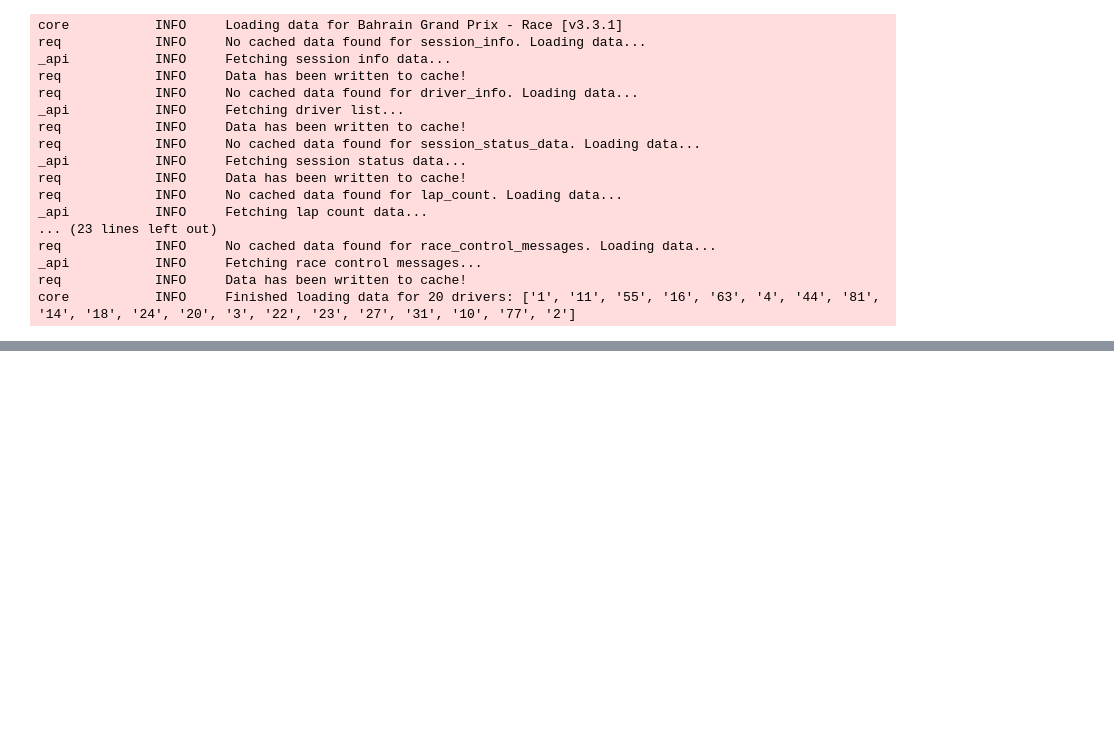
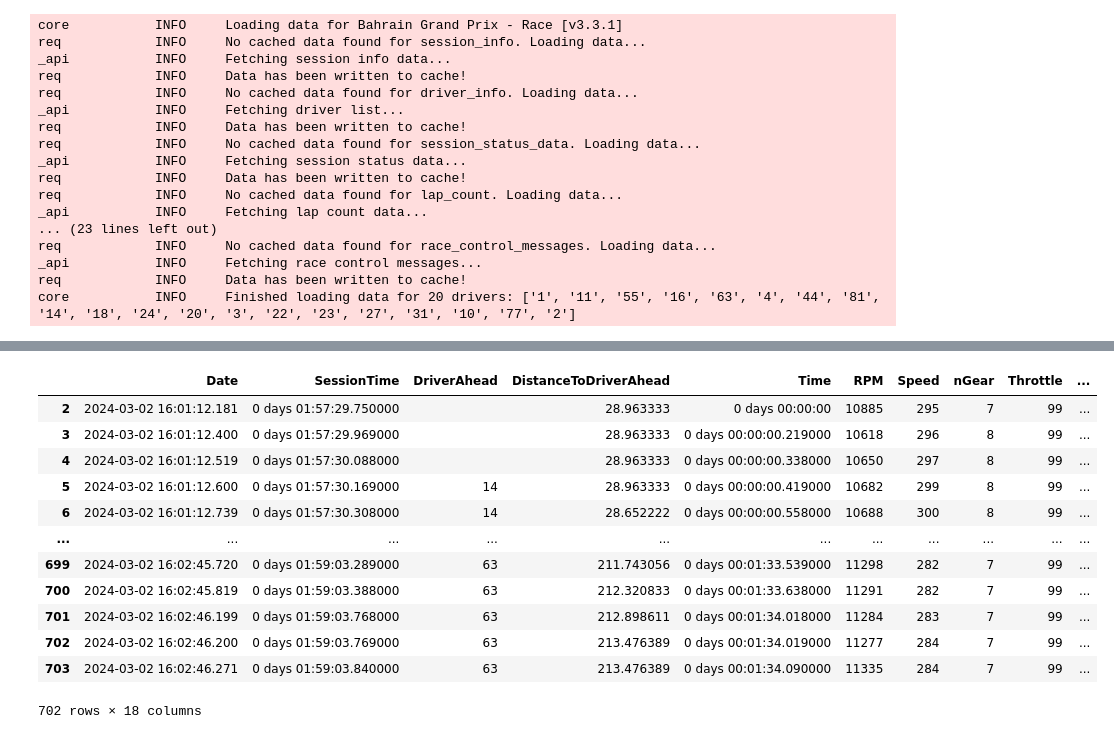
Before and after one commit to SohamDesai1/F1-data-analysis, a Jupyter notebook: 2024 season/bahrain_2024.ipynb, the cells around one changed output, grey strips where cells are left out. Cells and saved outputs as stored; diff of their text form; code cells hidden in the pictures; blank space fills up the shorter version.

```diff
--- a/2024 season/bahrain_2024.ipynb
+++ b/2024 season/bahrain_2024.ipynb
@@ -199,0 +270,19 @@ race.results
+# %%
+fastest_lap_race_lec = race.laps.pick_driver("LEC").pick_fastest()
+tele_race_lec = fastest_lap_race_lec.get_telemetry().add_distance()
+speed_race_lec = tele_race_lec.Speed
+tele_race_lec
+# %% [output]
+|  | Date | SessionTime | DriverAhead | DistanceToDriverAhead | Time | RPM | Speed | nGear | Throttle | ... |
+| 2 | 2024-03-02 16:01:12.181 | 0 days 01:57:29.750000 |  | 28.963333 | 0 days 00:00:00 | 10885 | 295 | 7 | 99 | ... |
+| 3 | 2024-03-02 16:01:12.400 | 0 days 01:57:29.969000 |  | 28.963333 | 0 days 00:00:00.219000 | 10618 | 296 | 8 | 99 | ... |
+| 4 | 2024-03-02 16:01:12.519 | 0 days 01:57:30.088000 |  | 28.963333 | 0 days 00:00:00.338000 | 10650 | 297 | 8 | 99 | ... |
+| 5 | 2024-03-02 16:01:12.600 | 0 days 01:57:30.169000 | 14 | 28.963333 | 0 days 00:00:00.419000 | 10682 | 299 | 8 | 99 | ... |
+| 6 | 2024-03-02 16:01:12.739 | 0 days 01:57:30.308000 | 14 | 28.652222 | 0 days 00:00:00.558000 | 10688 | 300 | 8 | 99 | ... |
+| ... | ... | ... | ... | ... | ... | ... | ... | ... | ... | ... |
+| 699 | 2024-03-02 16:02:45.720 | 0 days 01:59:03.289000 | 63 | 211.743056 | 0 days 00:01:33.539000 | 11298 | 282 | 7 | 99 | ... |
+| 700 | 2024-03-02 16:02:45.819 | 0 days 01:59:03.388000 | 63 | 212.320833 | 0 days 00:01:33.638000 | 11291 | 282 | 7 | 99 | ... |
+| 701 | 2024-03-02 16:02:46.199 | 0 days 01:59:03.768000 | 63 | 212.898611 | 0 days 00:01:34.018000 | 11284 | 283 | 7 | 99 | ... |
+| 702 | 2024-03-02 16:02:46.200 | 0 days 01:59:03.769000 | 63 | 213.476389 | 0 days 00:01:34.019000 | 11277 | 284 | 7 | 99 | ... |
+| 703 | 2024-03-02 16:02:46.271 | 0 days 01:59:03.840000 | 63 | 213.476389 | 0 days 00:01:34.090000 | 11335 | 284 | 7 | 99 | ... |
+702 rows × 18 columns
```
Also changed, not shown: parts of 6 cells of this notebook.
